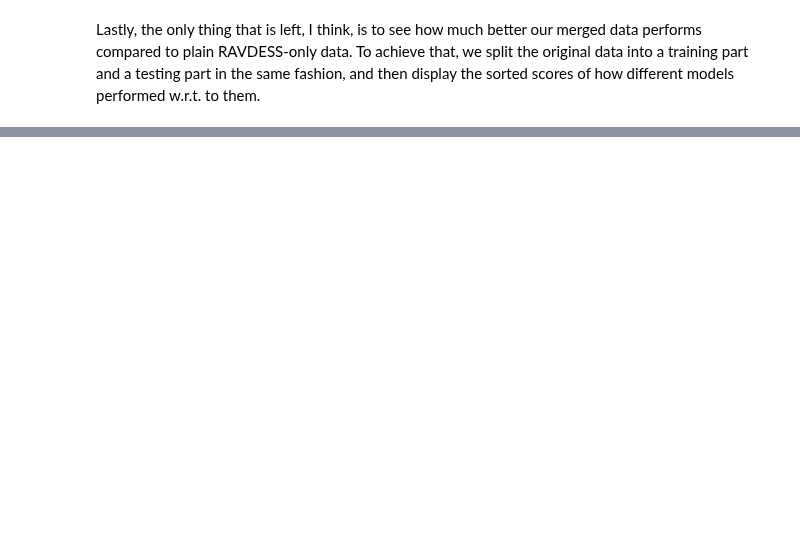
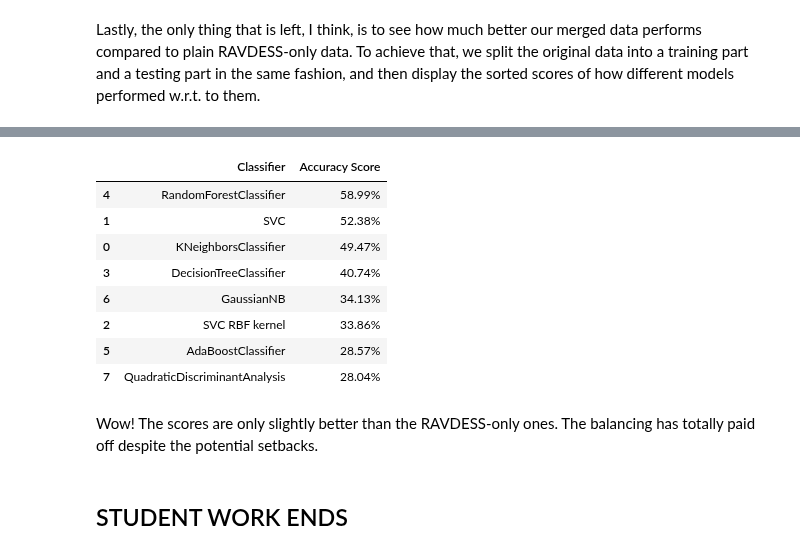
Before and after one commit to shaaagri/iat481-wk3, a Jupyter notebook: Week_3_MachineLearning.ipynb, the cells around one changed output, grey strips where cells are left out. Cells and saved outputs as stored; diff of their text form; code cells hidden in the pictures; blank space fills up the shorter version.

```diff
--- a/Week_3_MachineLearning.ipynb
+++ b/Week_3_MachineLearning.ipynb
@@ -516,3 +513,7 @@ emotions_unbalanced = emotions
+# %%
+# Saving the unbalanced data to make a comparison later
+features_unbalanced = features.copy(deep=True)
+emotions_unbalanced = emotions.copy()
 # %%
 # Temporarily joining the gender data to features (as an extra column at the end) so the
 # relationships between features and genders are not lost after imblearn does its work
@@ -942,0 +960,23 @@ compare_models(X_ravd_train_scaled, X_ravd_test_scaled, y_ravd_train, y_ravd_tes
+# %%
+X_unbalanced_train_scaled, X_unbalanced_test_scaled, y_unbalanced_train, y_unbalanced_test = train_test_split(
+    features_unbalanced,
+    emotions_unbalanced,
+    test_size=0.2,
+    random_state=69
+)
+# %%
+compare_models(X_unbalanced_train_scaled, X_unbalanced_test_scaled, y_unbalanced_train, y_unbalanced_test)
+# %% [output]
+|  | Classifier | Accuracy Score |
+| 4 | RandomForestClassifier | 58.99% |
+| 1 | SVC | 52.38% |
+| 0 | KNeighborsClassifier | 49.47% |
+| 3 | DecisionTreeClassifier | 40.74% |
+| 6 | GaussianNB | 34.13% |
+| 2 | SVC RBF kernel | 33.86% |
+| 5 | AdaBoostClassifier | 28.57% |
+| 7 | QuadraticDiscriminantAnalysis | 28.04% |
+# %% [markdown]
+Wow! The scores are only slightly better than the RAVDESS-only ones. The balancing has totally paid off despite the potential setbacks.
+# %% [markdown]
+## STUDENT WORK ENDS
```
Also changed, not shown: parts of 5 cells of this notebook.
